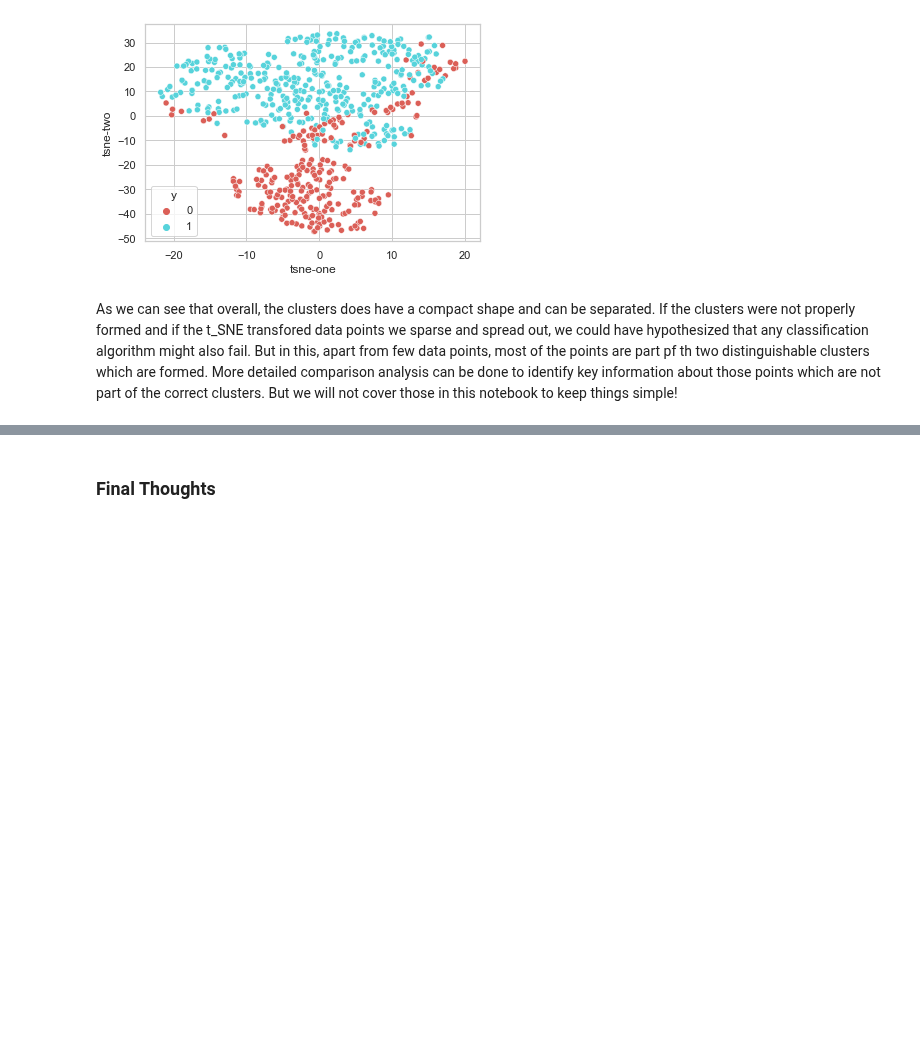
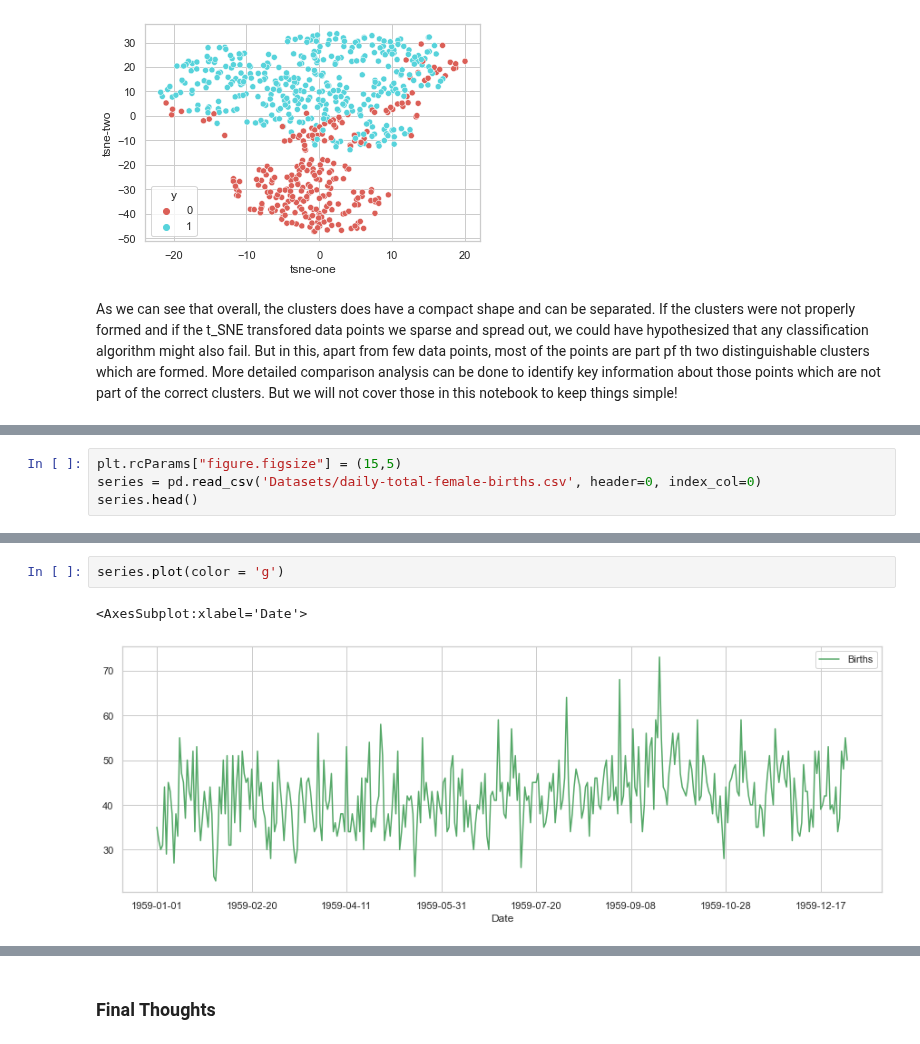
Before and after one commit to PacktPublishing/Applied-Machine-Learning-Explainability-Techniques, a Jupyter notebook: Chapter02/Comparison Analysis.ipynb, the cells around one changed output, grey strips where cells are left out. Cells and saved outputs as stored; diff of their text form; blank space fills up the shorter version.

```diff
--- a/Chapter02/Comparison Analysis.ipynb
+++ b/Chapter02/Comparison Analysis.ipynb
@@ -153,0 +162,4 @@ As we can see that overall, the clusters does have a compact shape and can be se
+# %%
+plt.rcParams["figure.figsize"] = (15,5)
+series = pd.read_csv('Datasets/daily-total-female-births.csv', header=0, index_col=0)
+series.head()
@@ -153,0 +174,5 @@ As we can see that overall, the clusters does have a compact shape and can be se
+# %%
+series.plot(color = 'g')
+# %% [output]
+<AxesSubplot:xlabel='Date'>
+[figure, added]
```
Also changed, not shown: parts of 13 cells of this notebook.
